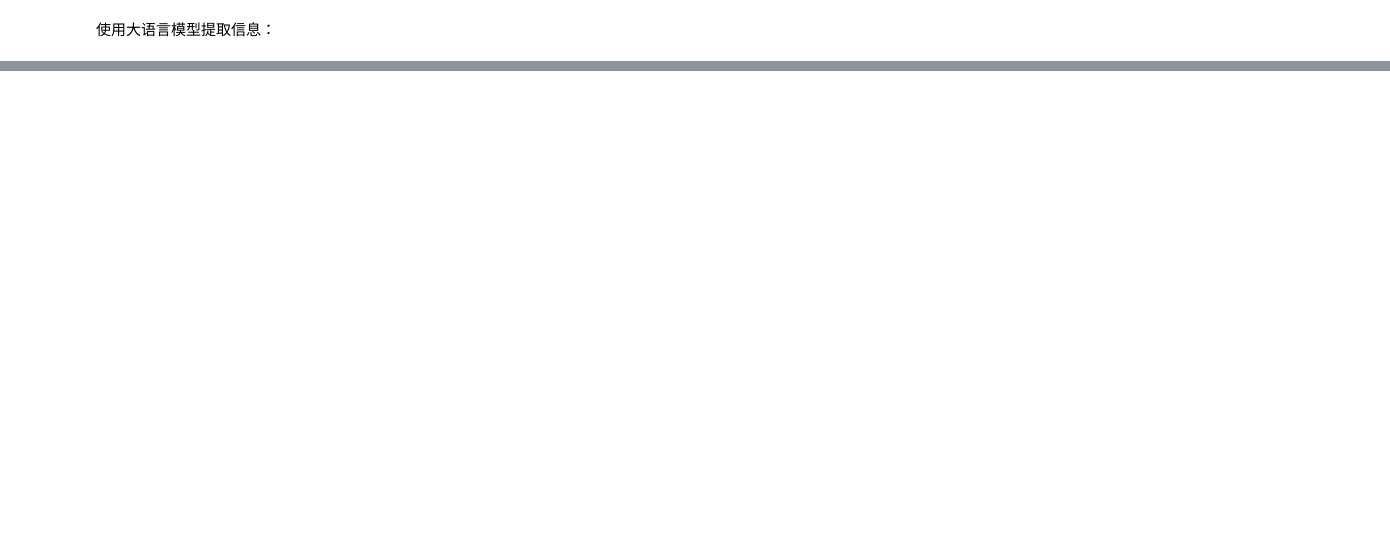
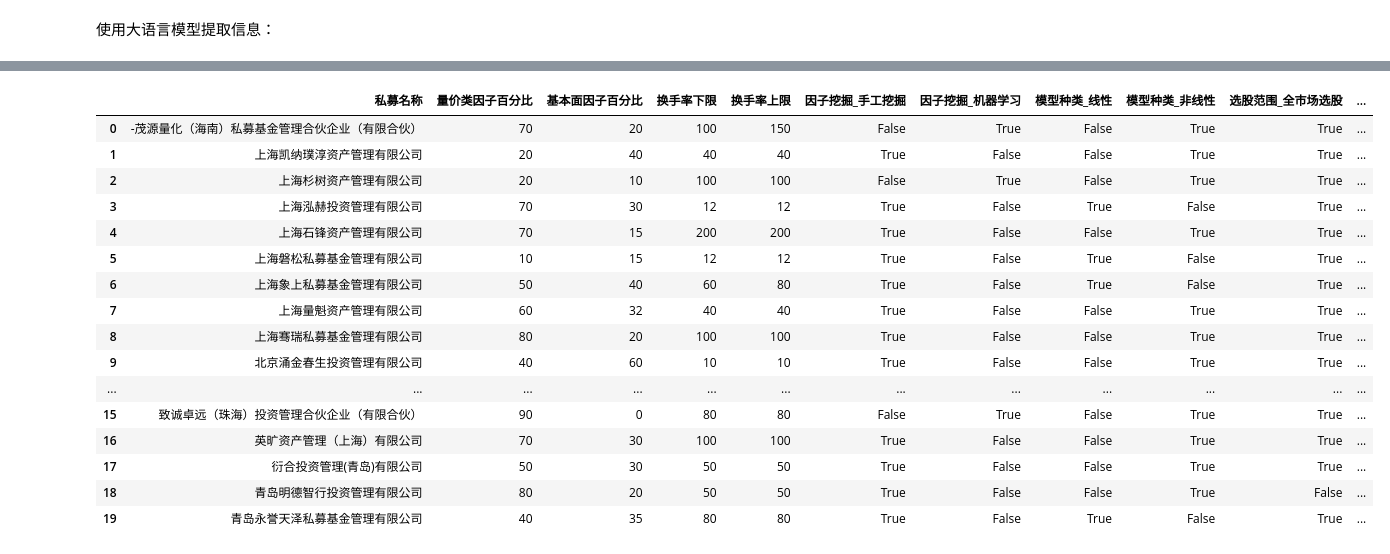
Before and after one commit to Weizhe1215/Paipai_AI_chat, a Jupyter notebook: Demo_Baichuan.ipynb, the cells around one changed output, grey strips where cells are left out. Drawn from its saved outputs; the diff is of its cells as text; code cells hidden in the pictures; blank space fills up the shorter version.

```diff
--- a/Demo_Baichuan.ipynb
+++ b/Demo_Baichuan.ipynb
@@ -75,0 +89,4 @@ extracted_contents[0]
+# %%
+# 对分类特征进行独热编码
+categorical_features = ['因子挖掘', '模型种类', '选股范围']
+data_encoded = pd.get_dummies(data, columns=categorical_features)
@@ -75,0 +98,20 @@ extracted_contents[0]
+# %%
+data_encoded
+# %% [output]
+|  | 私募名称 | 量价类因子百分比 | 基本面因子百分比 | 换手率下限 | 换手率上限 | 因子挖掘_手工挖掘 | 因子挖掘_机器学习 | 模型种类_线性 | 模型种类_非线性 | 选股范围_全市场选股 | ... |
+| 0 | -茂源量化（海南）私募基金管理合伙企业（有限合伙） | 70 | 20 | 100 | 150 | False | True | False | True | True | ... |
+| 1 | 上海凯纳璞淳资产管理有限公司 | 20 | 40 | 40 | 40 | True | False | False | True | True | ... |
+| 2 | 上海杉树资产管理有限公司 | 20 | 10 | 100 | 100 | False | True | False | True | True | ... |
+| 3 | 上海泓赫投资管理有限公司 | 70 | 30 | 12 | 12 | True | False | True | False | True | ... |
+| 4 | 上海石锋资产管理有限公司 | 70 | 15 | 200 | 200 | True | False | False | True | True | ... |
+| 5 | 上海磐松私募基金管理有限公司 | 10 | 15 | 12 | 12 | True | False | True | False | True | ... |
+| 6 | 上海象上私募基金管理有限公司 | 50 | 40 | 60 | 80 | True | False | True | False | True | ... |
+| 7 | 上海量魁资产管理有限公司 | 60 | 32 | 40 | 40 | True | False | False | True | True | ... |
+| 8 | 上海骞瑞私募基金管理有限公司 | 80 | 20 | 100 | 100 | True | False | False | True | True | ... |
+| 9 | 北京涌金春生投资管理有限公司 | 40 | 60 | 10 | 10 | True | False | False | True | True | ... |
+| ... | ... | ... | ... | ... | ... | ... | ... | ... | ... | ... | ... |
+| 15 | 致诚卓远（珠海）投资管理合伙企业（有限合伙） | 90 | 0 | 80 | 80 | False | True | False | True | True | ... |
+| 16 | 英旷资产管理（上海）有限公司 | 70 | 30 | 100 | 100 | True | False | False | True | True | ... |
+| 17 | 衍合投资管理(青岛)有限公司 | 50 | 30 | 50 | 50 | True | False | False | True | True | ... |
+| 18 | 青岛明德智行投资管理有限公司 | 80 | 20 | 50 | 50 | True | False | False | True | False | ... |
+| 19 | 青岛永誉天泽私募基金管理有限公司 | 40 | 35 | 80 | 80 | True | False | True | False | True | ... |
```
Also changed, not shown: parts of 23 cells of this notebook.
